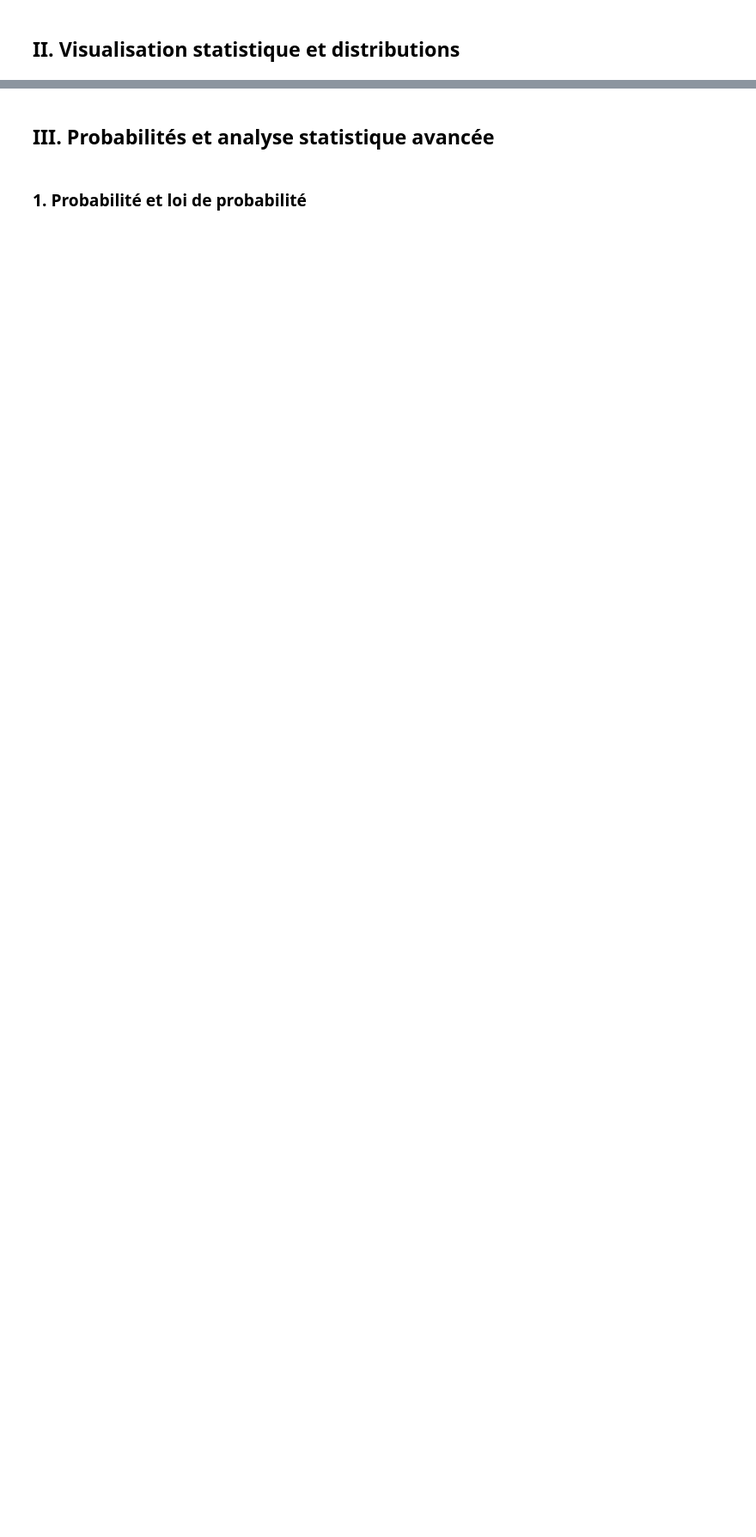
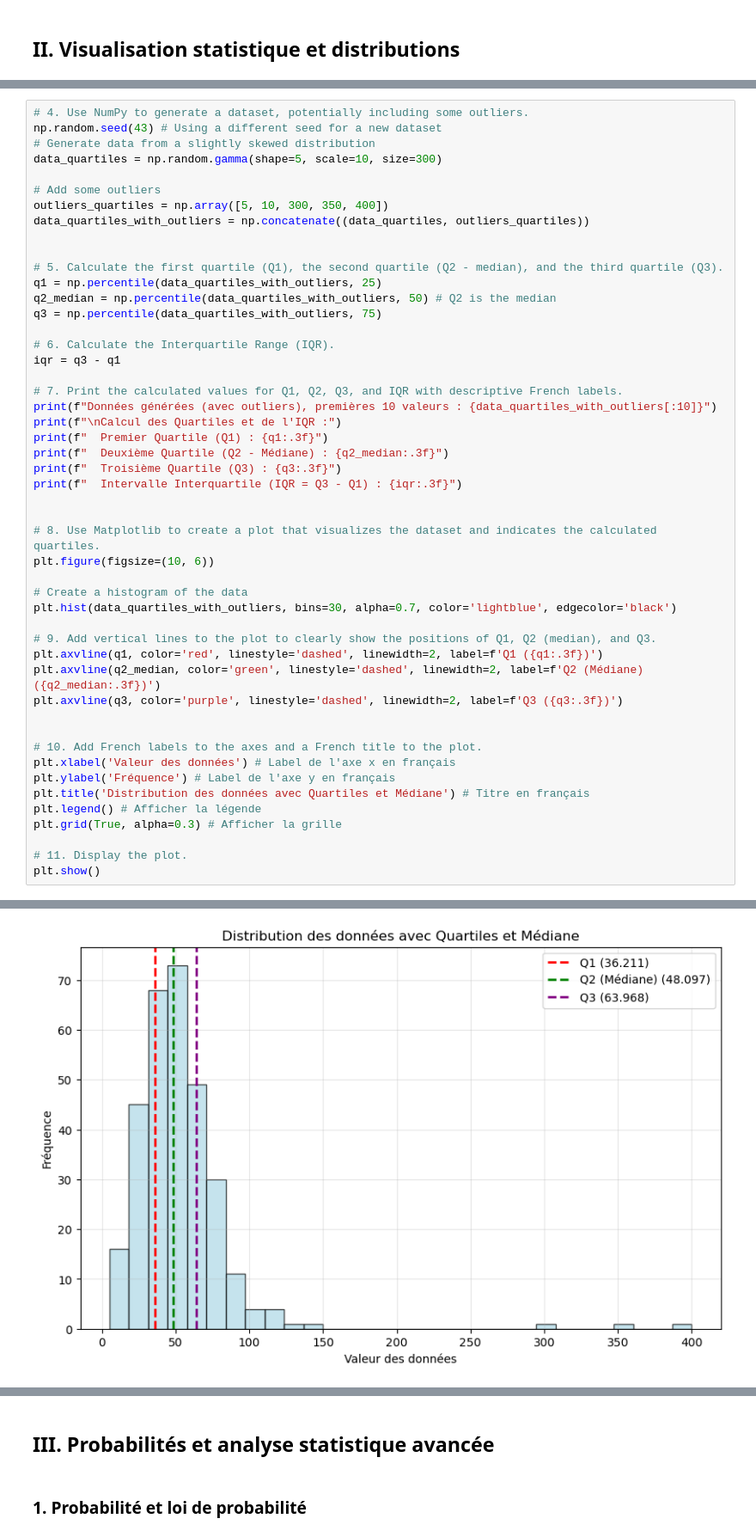
Before and after one commit to Paul-Emmanuel-Buffe/philomathia, a Jupyter notebook: notebooks/philomathia.ipynb, the cells around one changed output, grey strips where cells are left out. Shown at 86% size. Cells and saved outputs as stored; diff of their text form; blank space fills up the shorter version.

```diff
--- a/notebooks/philomathia.ipynb
+++ b/notebooks/philomathia.ipynb
@@ -399,0 +484,50 @@ plt.show()
+# %%
+# 4. Use NumPy to generate a dataset, potentially including some outliers.
+np.random.seed(43) # Using a different seed for a new dataset
+# Generate data from a slightly skewed distribution
+data_quartiles = np.random.gamma(shape=5, scale=10, size=300)
+
+# Add some outliers
+outliers_quartiles = np.array([5, 10, 300, 350, 400])
+data_quartiles_with_outliers = np.concatenate((data_quartiles, outliers_quartiles))
+
+
+# 5. Calculate the first quartile (Q1), the second quartile (Q2 - median), and the third quartile (Q3).
+q1 = np.percentile(data_quartiles_with_outliers, 25)
+q2_median = np.percentile(data_quartiles_with_outliers, 50) # Q2 is the median
+q3 = np.percentile(data_quartiles_with_outliers, 75)
+
+# 6. Calculate the Interquartile Range (IQR).
+iqr = q3 - q1
+
+# 7. Print the calculated values for Q1, Q2, Q3, and IQR with descriptive French labels.
+print(f"Données générées (avec outliers), premières 10 valeurs : {data_quartiles_with_outliers[:10]}")
+print(f"\nCalcul des Quartiles et de l'IQR :")
+print(f"  Premier Quartile (Q1) : {q1:.3f}")
+print(f"  Deuxième Quartile (Q2 - Médiane) : {q2_median:.3f}")
+print(f"  Troisième Quartile (Q3) : {q3:.3f}")
+print(f"  Intervalle Interquartile (IQR = Q3 - Q1) : {iqr:.3f}")
+
+
+# 8. Use Matplotlib to create a plot that visualizes the dataset and indicates the calculated quartiles.
+plt.figure(figsize=(10, 6))
+
+# Create a histogram of the data
+plt.hist(data_quartiles_with_outliers, bins=30, alpha=0.7, color='lightblue', edgecolor='black')
+
+# 9. Add vertical lines to the plot to clearly show the positions of Q1, Q2 (median), and Q3.
+plt.axvline(q1, color='red', linestyle='dashed', linewidth=2, label=f'Q1 ({q1:.3f})')
+plt.axvline(q2_median, color='green', linestyle='dashed', linewidth=2, label=f'Q2 (Médiane) ({q2_median:.3f})')
+plt.axvline(q3, color='purple', linestyle='dashed', linewidth=2, label=f'Q3 ({q3:.3f})')
+
+
+# 10. Add French labels to the axes and a French title to the plot.
+plt.xlabel('Valeur des données') # Label de l'axe x en français
+plt.ylabel('Fréquence') # Label de l'axe y en français
+plt.title('Distribution des données avec Quartiles et Médiane') # Titre en français
+plt.legend() # Afficher la légende
+plt.grid(True, alpha=0.3) # Afficher la grille
+
+# 11. Display the plot.
+plt.show()
+# %% [output]
@@ -400,3 +542,4 @@ plt.show()
+[figure, added]
 # %% [markdown]
 ### 2. Diagramme en Boîte (Boxplot)
 
```
Also changed, not shown: parts of 10 cells of this notebook, 1 other file.
